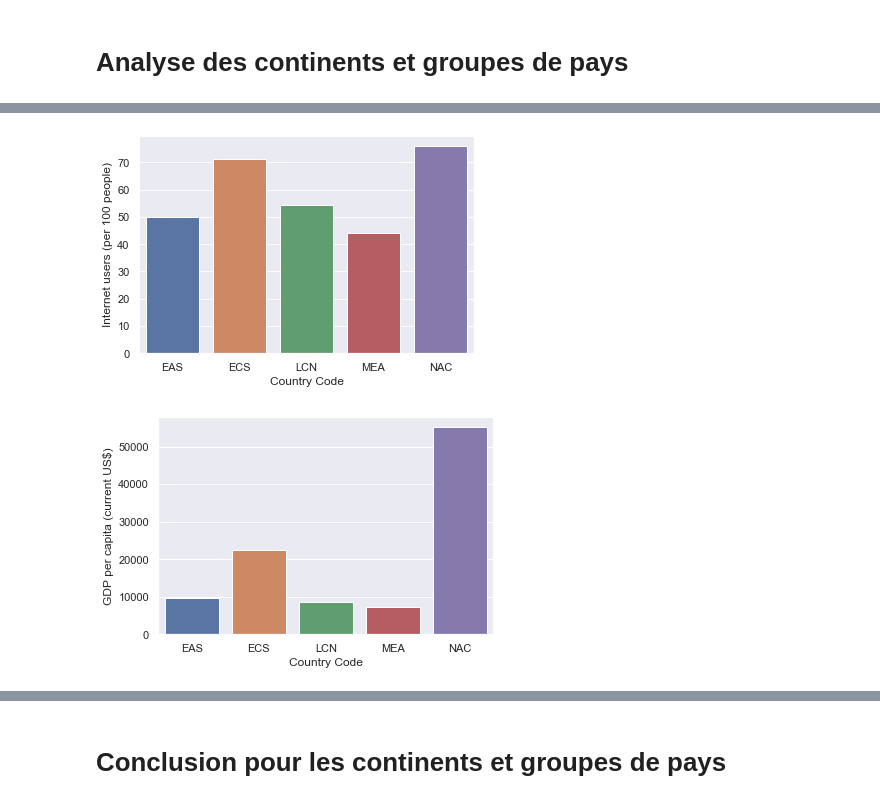
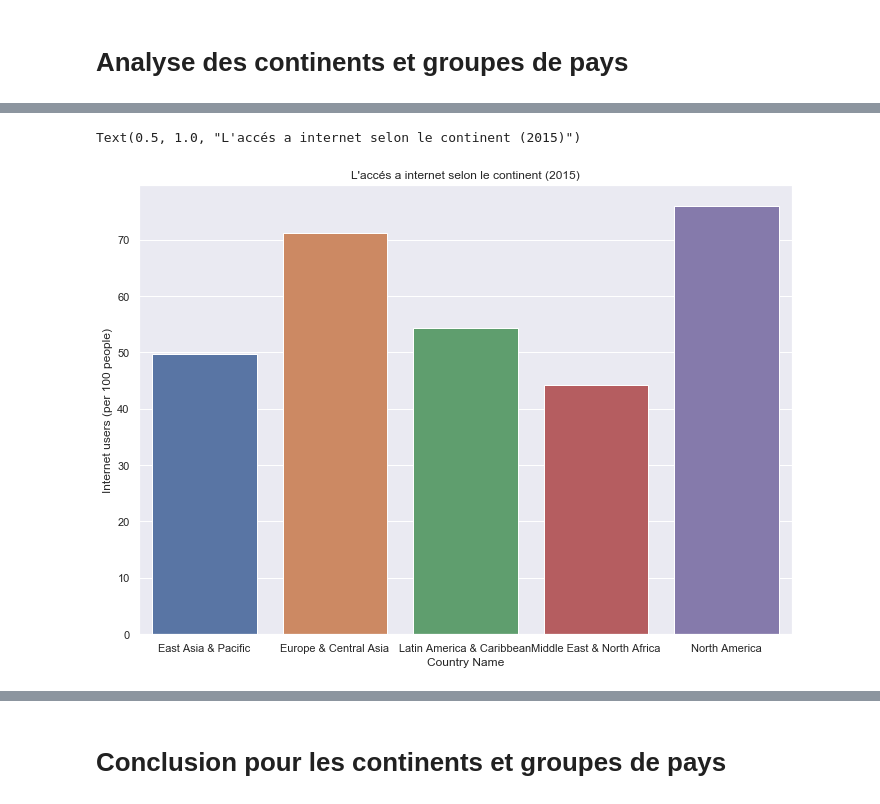
Before and after one commit to axibord/Data_Science, a Jupyter notebook: Test_solo2.ipynb, the cells around one changed output, grey strips where cells are left out. Saved outputs shown, nothing was run; the diff lists cells and outputs as text; code cells hidden in the pictures.

Commit message:
j'ai rajouter quelques fonctions et iterations

```diff
--- a/Test_solo2.ipynb
+++ b/Test_solo2.ipynb
@@ -21,0 +26,8 @@ data = pd.read_csv('data/EdStatsData.csv')
+# %%
+# Lecture de la data  :
+
+data_0 = pd.read_csv('data/EdStatsData.csv')
+data_1 = pd.read_csv('data/EdStatsCountry-Series.csv')
+data_2 = pd.read_csv('data/EdStatsCountry.csv')
+data_3 = pd.read_csv('data/EdStatsFootNote.csv')
+data_4 = pd.read_csv('data/EdStatsSeries.csv')
@@ -62,17 +186,26 @@ Length: 70, dtype: int64
 # Analyse des continents et groupes de pays
 # %%
 # selection des continents et groupes de pays pour l'analyse :
-data_cont = data.loc[data['Country Code'].isin(['ARB','EAS','ECS','EUU','GRB','LCN','MEA','NAC'])]
+data_principale_2010_cont = data_principale_2010.loc[data_principale_2010['Country Code'].isin(['ARB','EAS','ECS','EUU','GRB','LCN','MEA','NAC'])]
+data_principale_2015_cont = data_principale_2015.loc[data_principale_2015['Country Code'].isin(['ARB','EAS','ECS','EUU','GRB','LCN','MEA','NAC'])]
 
 # visualisation des indicateurs pertinents
-data_cont['Indicator Name'].value_counts()
+data_principale_2015_cont['Indicator Name'].value_counts()
 
-# selection des indicateurs pertinents
-data_cont1 = data_cont.loc[data_cont['Indicator Code'].isin(['SL.TLF.BASC.ZS','IT.NET.USER.P2','NY.GDP.PCAP.CD','SL.TLF.INTM.ZS','NY.GDP.MKTP.PP.CD'])]
 
-# je met ensuite les indicateurs en colonnes avec un pivot pour mieux visualiser
-data_cont_all = data_cont1.pivot('Country Code',columns='Indicator Name', values='value')
-data_cont_all = data_cont_all.reset_index()
-data_cont_all
+
+
+# selection des indicateurs pertinents selon une fréquence d'apparition elevée et leur utilité dans note analyse
+data_principale_2010_cont = data_principale_2010_cont.loc[data_principale_2010_cont['Indicator Code'].isin(['SL.TLF.BASC.ZS','IT.NET.USER.P2','NY.GDP.PCAP.CD','SL.TLF.INTM.ZS','NY.GDP.MKTP.PP.CD'])]
+data_principale_2015_cont = data_principale_2015_cont.loc[data_principale_2015_cont['Indicator Code'].isin(['SL.TLF.BASC.ZS','IT.NET.USER.P2','NY.GDP.PCAP.CD','SL.TLF.INTM.ZS','NY.GDP.MKTP.PP.CD'])]
+
+
+
+ #je met ensuite les indicateurs en colonnes pour nos 2 tableaux avec un pivot pour mieux visualiser
+data_principale_2010_cont = data_principale_2010_cont.pivot('Country Name',columns='Indicator Name', values='value')
+data_principale_2015_cont = data_principale_2015_cont.pivot('Country Name',columns='Indicator Name', values='value')
+data_principale_2015_cont = data_principale_2015_cont.reset_index()
+data_principale_2010_cont = data_principale_2015_cont.reset_index()
+data_principale_2015_cont
 # %% [output]
 Population, ages 15-64 (% of total)                                          7
@@ -101,10 +234,11 @@ Name: Indicator Name, dtype: int64
 # %%
+# on plot les continents en fonction du taux d'utilisaiton d'internet
+# il n'ya pas de groupes de pays car on a pas l'information sur les indicateurs choisis.
 # on pourrait considerer que au dela de 60% le continent ou le groupe de pays peut etre interessant a cibler
-a= sns.barplot(x='Country Code',y='Internet users (per 100 people)',data=data_cont_all)
+sns.set(rc={'figure.figsize':(11.7,8.27)})
+
+a= sns.barplot(x='Country Name',y='Internet users (per 100 people)',data=data_principale_2010_cont)
+plt.title("L'accés a internet selon le continent (2015)")
 # %% [output]
+Text(0.5, 1.0, "L'accés a internet selon le continent (2015)")
-[figure, old version]
+[figure, new version]
-# %%
-
-b= sns.barplot(x='Country Code',y='GDP per capita (current US$)',data=data_cont_all)
-# %% [output]
-[figure, removed]
```
Also changed, not shown: parts of 22 cells of this notebook.
